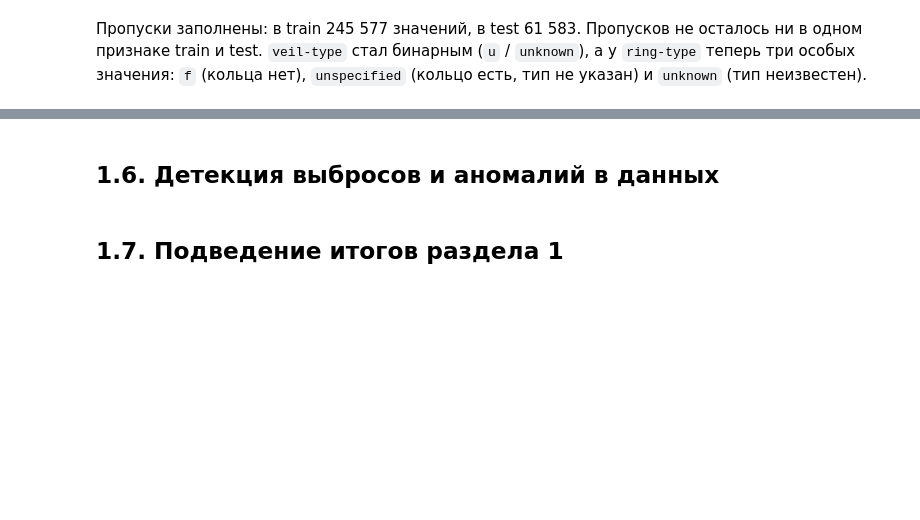
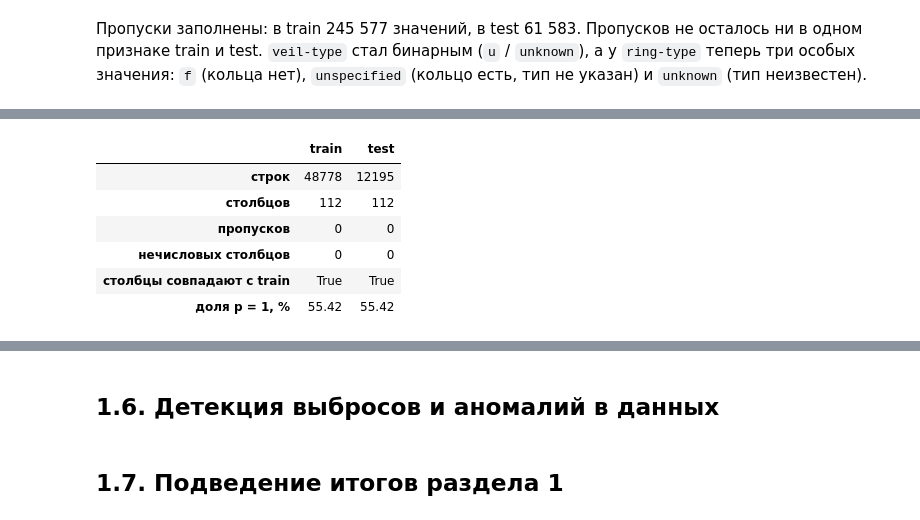
Before and after one commit to terracodum/Pracs5, a Jupyter notebook: warcraft.ipynb, the cells around one changed output, grey strips where cells are left out. Saved outputs shown, nothing was run; the diff lists cells and outputs as text; code cells hidden in the pictures; blank space fills up the shorter version.

```diff
--- a/warcraft.ipynb
+++ b/warcraft.ipynb
@@ -1040,0 +1271,20 @@ for name, X_part in [("train", X_train), ("test", X_test)]:
+# %%
+pd.DataFrame({
+    name: {
+        "строк": X_part.shape[0],
+        "столбцов": X_part.shape[1],
+        "пропусков": int(X_part.isna().sum().sum()),
+        "нечисловых столбцов": int((~X_part.dtypes.map(pd.api.types.is_numeric_dtype)).sum()),
+        "столбцы совпадают с train": X_part.columns.equals(X_train_enc.columns),
+        "доля p = 1, %": round(y_part.mean() * 100, 2),
+    }
+    for name, X_part, y_part in [("train", X_train_enc, y_train_enc), ("test", X_test_enc, y_test_enc)]
+})
+# %% [output]
+|  | train | test |
+| строк | 48778 | 12195 |
+| столбцов | 112 | 112 |
+| пропусков | 0 | 0 |
+| нечисловых столбцов | 0 | 0 |
+| столбцы совпадают с train | True | True |
+| доля p = 1, % | 55.42 | 55.42 |
```
Also changed, not shown: parts of 30 cells of this notebook.
